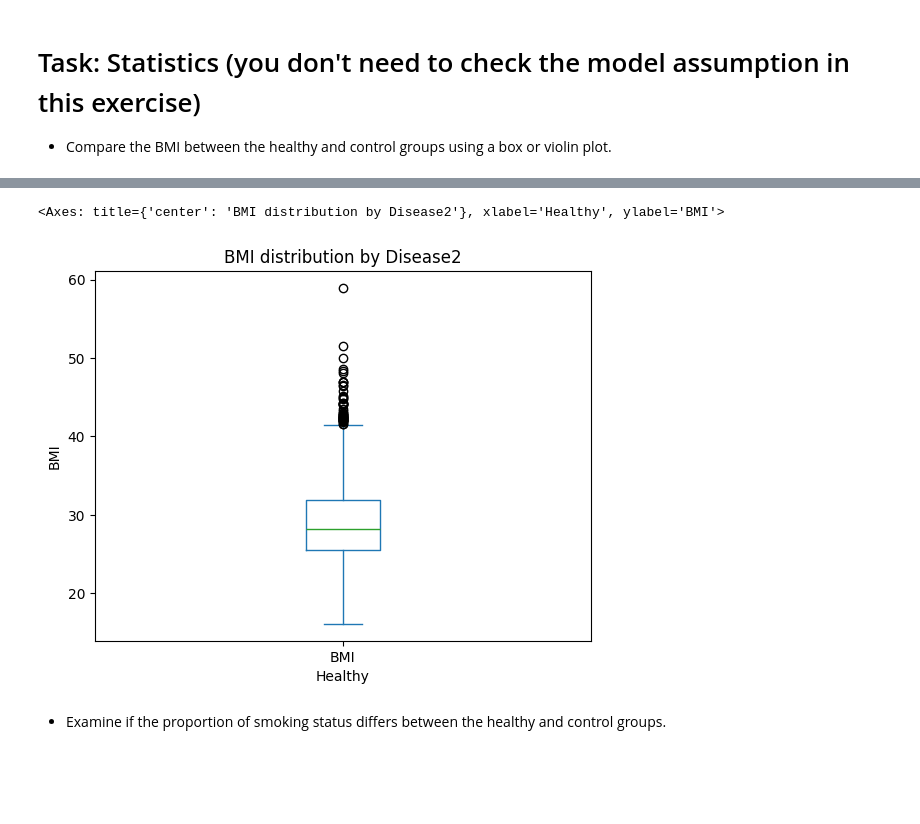
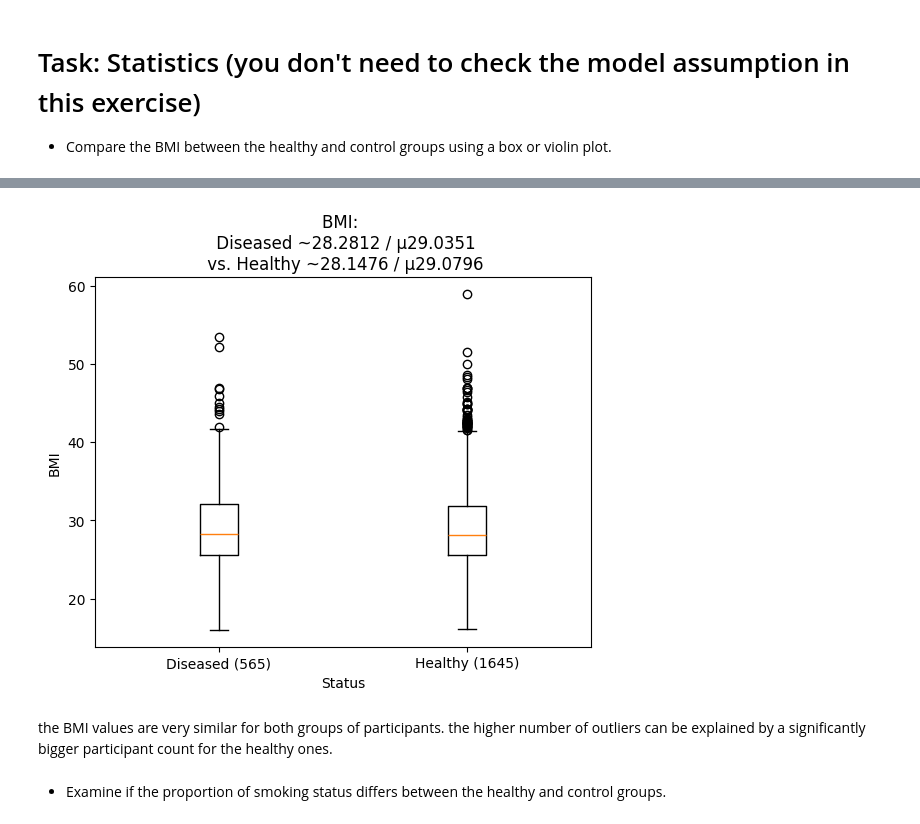
Before and after one commit to AdmiralSnyder/MS6_DataScience_Python, a Jupyter notebook: DS_EA7/DS_EA7.ipynb, the cells around one changed output, grey strips where cells are left out. Cells and saved outputs as stored; diff of their text form; code cells hidden in the pictures; blank space fills up the shorter version.

```diff
--- a/DS_EA7/DS_EA7.ipynb
+++ b/DS_EA7/DS_EA7.ipynb
@@ -237,7 +290,17 @@ merged[merged["Disease"] == 1]["BMI"].plot(kind="box", title="BMI distribution b
-# %%
-merged[merged["Disease"] == 2]["BMI"].plot(kind="box", title="BMI distribution by Disease2", ylabel="BMI", xlabel="Healthy", legend=True)
-# %% [output]
-<Axes: title={'center': 'BMI distribution by Disease2'}, xlabel='Healthy', ylabel='BMI'>
-[figure, removed]
+# %%
+diseased_bmi = merged[merged['Disease'] == 1]['BMI']
+healthy_bmi = merged[merged['Disease'] == 2]['BMI']
+diseased_count = diseased_bmi.count()
+healthy_count = healthy_bmi.count()
+# Creating the boxplot
+plt.boxplot([diseased_bmi, healthy_bmi], tick_labels=['Diseased (' + str(diseased_count) + ')', 'Healthy (' + str(healthy_count) + ')'])
+plt.xlabel('Status')
+plt.ylabel('BMI')
+plt.title(f"BMI: \n Diseased ~{diseased_bmi.median():.4f} / μ{diseased_bmi.mean():.4f}\n vs. Healthy ~{healthy_bmi.median():.4f} / μ{healthy_bmi.mean():.4f}")
+plt.show()
+# %% [output]
+[figure, added]
+# %% [markdown]
+the BMI values are very similar for both groups of participants. the higher number of outliers can be explained by a significantly bigger participant count for the healthy ones.
 # %% [markdown]
 - Examine if the proportion of smoking status differs between the healthy and control groups.
```
Also changed, not shown: parts of 25 cells of this notebook.
